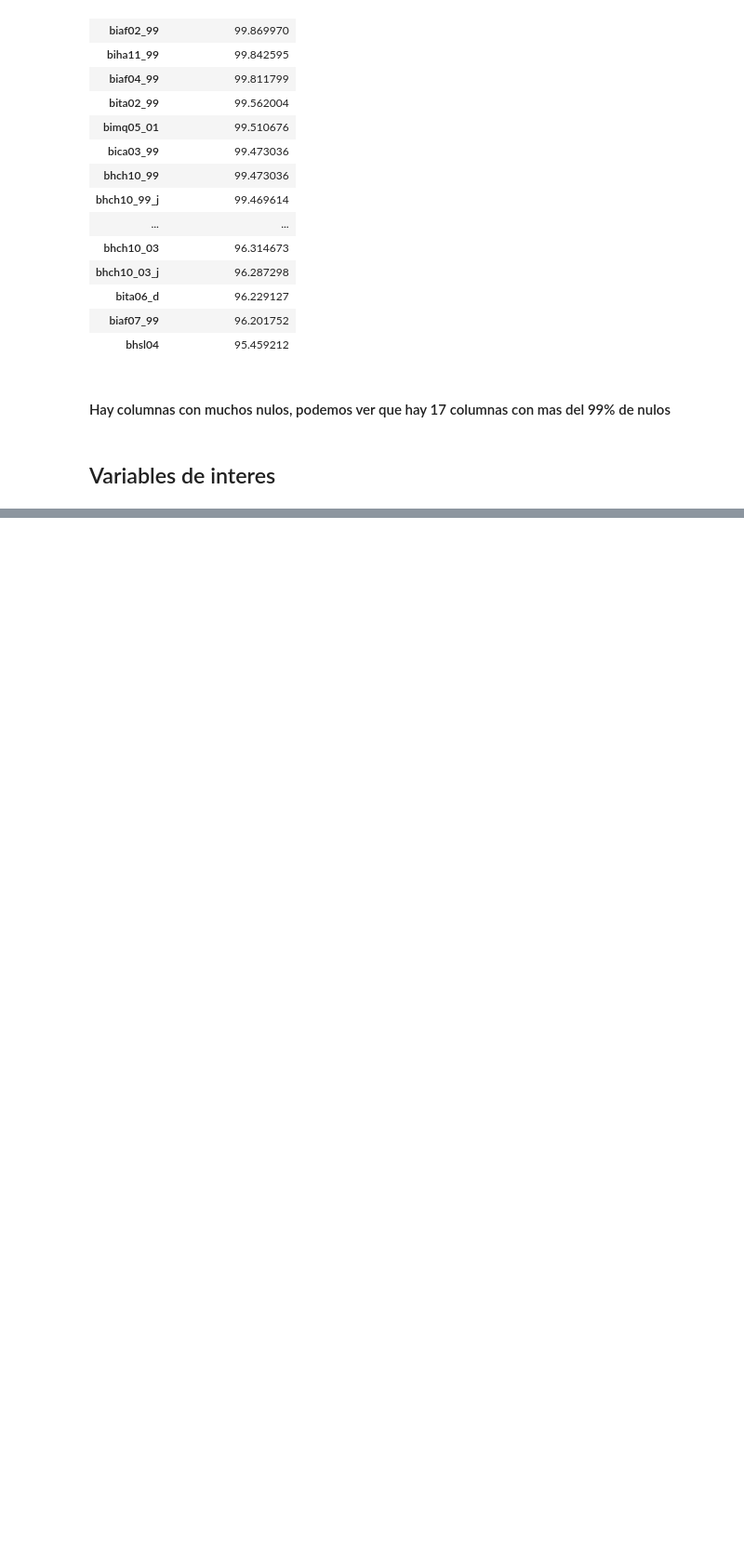
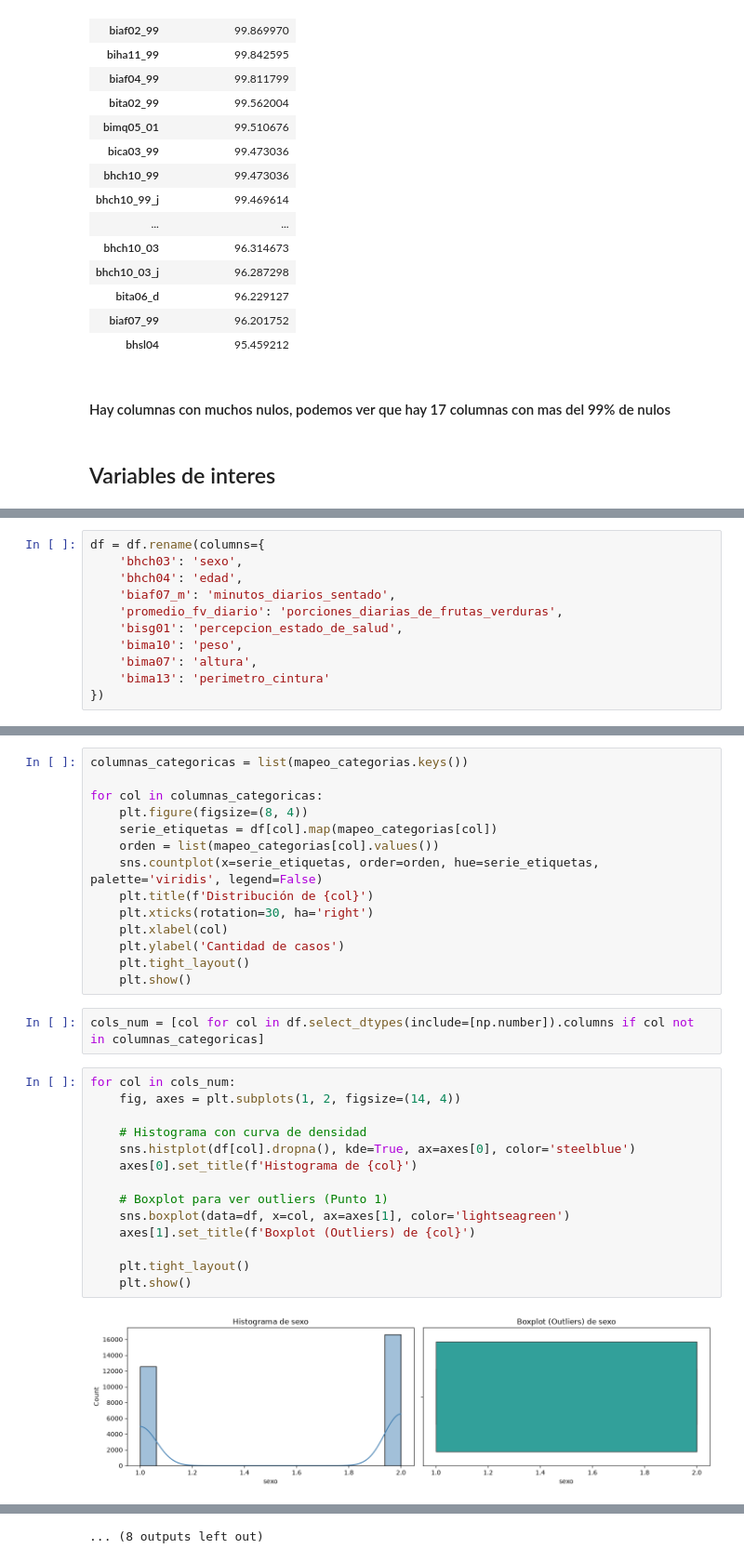
Before and after one commit to Franruaben11/fundamentos-enfr, a Jupyter notebook: analisis_enfr.ipynb, the cells around one changed output, grey strips where cells are left out. Shown at 93% size. Saved outputs shown, nothing was run; the diff lists cells and outputs as text; blank space fills up the shorter version.

```diff
--- a/analisis_enfr.ipynb
+++ b/analisis_enfr.ipynb
@@ -227,0 +150,11 @@ df["nivel_instruccion_agrupado"].replace(etiquetas).value_counts().plot(kind='ba
+# %%
+df = df.rename(columns={
+    'bhch03': 'sexo',
+    'bhch04': 'edad',
+    'biaf07_m': 'minutos_diarios_sentado',
+    'promedio_fv_diario': 'porciones_diarias_de_frutas_verduras',
+    'bisg01': 'percepcion_estado_de_salud',
+    'bima10': 'peso',
+    'bima07': 'altura',
+    'bima13': 'perimetro_cintura'
+})
@@ -227,0 +255,32 @@ df["nivel_instruccion_agrupado"].replace(etiquetas).value_counts().plot(kind='ba
+# %%
+columnas_categoricas = list(mapeo_categorias.keys())
+
+for col in columnas_categoricas:
+    plt.figure(figsize=(8, 4))
+    serie_etiquetas = df[col].map(mapeo_categorias[col])
+    orden = list(mapeo_categorias[col].values())
+    sns.countplot(x=serie_etiquetas, order=orden, hue=serie_etiquetas, palette='viridis', legend=False)
+    plt.title(f'Distribución de {col}')
+    plt.xticks(rotation=30, ha='right')
+    plt.xlabel(col)
+    plt.ylabel('Cantidad de casos')
+    plt.tight_layout()
+    plt.show()
+# %%
+cols_num = [col for col in df.select_dtypes(include=[np.number]).columns if col not in columnas_categoricas]
+# %%
+for col in cols_num:
+    fig, axes = plt.subplots(1, 2, figsize=(14, 4))
+
+    # Histograma con curva de densidad
+    sns.histplot(df[col].dropna(), kde=True, ax=axes[0], color='steelblue')
+    axes[0].set_title(f'Histograma de {col}')
+
+    # Boxplot para ver outliers (Punto 1)
+    sns.boxplot(data=df, x=col, ax=axes[1], color='lightseagreen')
+    axes[1].set_title(f'Boxplot (Outliers) de {col}')
+
+    plt.tight_layout()
+    plt.show()
+# %% [output]
+[figure, added]
@@ -227,0 +298 @@ df["nivel_instruccion_agrupado"].replace(etiquetas).value_counts().plot(kind='ba
+... (8 outputs left out)
```
Also changed, not shown: parts of 11 cells of this notebook.
